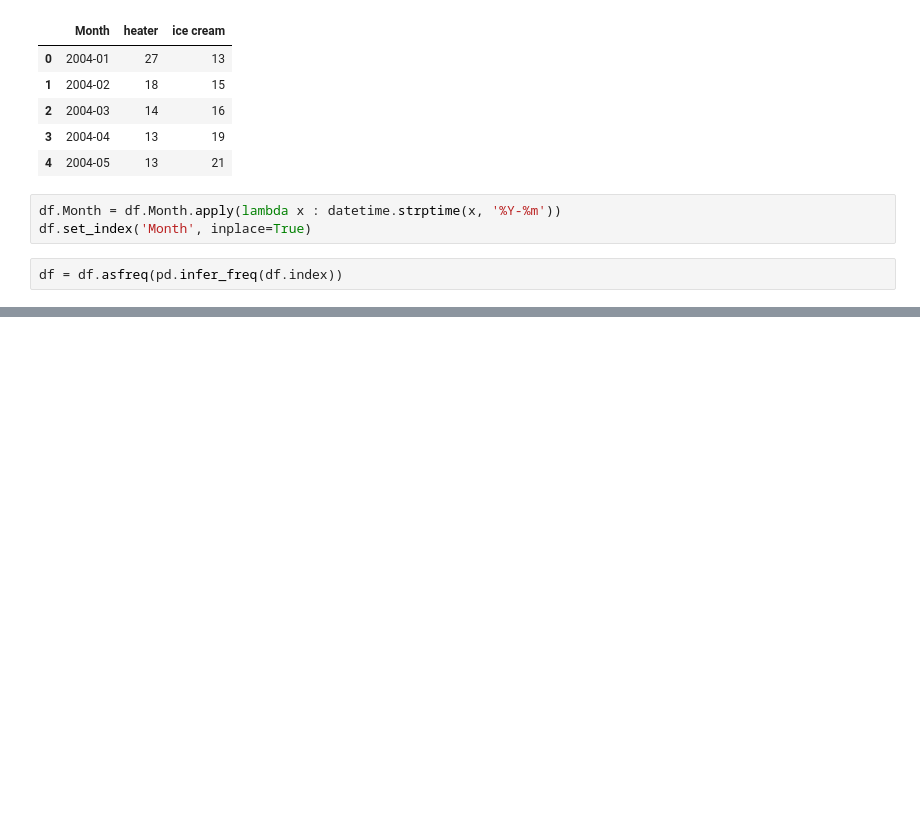
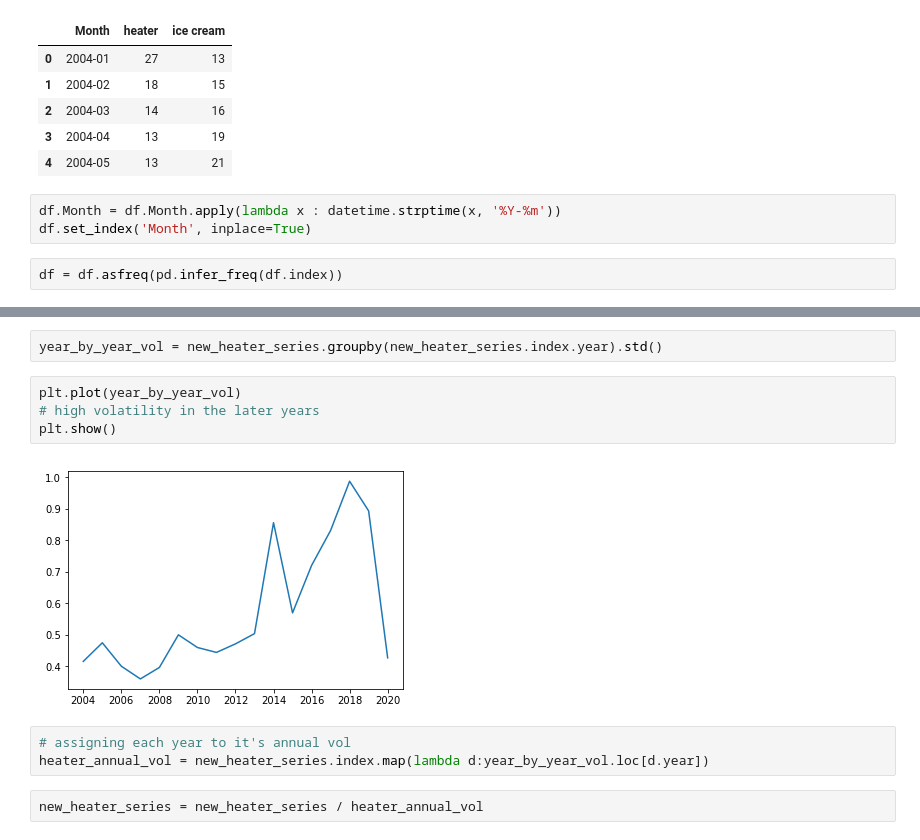
Before and after one commit to Karanpalshekhawat/time-series-analysis, a Jupyter notebook: improving_dataset_quality_preprocessing.ipynb, the cells around one changed output, grey strips where cells are left out. Cells and saved outputs as stored; diff of their text form; blank space fills up the shorter version.

```diff
--- a/improving_dataset_quality_preprocessing.ipynb
+++ b/improving_dataset_quality_preprocessing.ipynb
@@ -20,0 +76,13 @@ df = df.asfreq(pd.infer_freq(df.index))
+# %%
+year_by_year_vol = new_heater_series.groupby(new_heater_series.index.year).std()
+# %%
+plt.plot(year_by_year_vol)
+# high volatility in the later years
+plt.show()
+# %% [output]
+[figure, added]
+# %%
+# assigning each year to it's annual vol
+heater_annual_vol = new_heater_series.index.map(lambda d:year_by_year_vol.loc[d.year])
+# %%
+new_heater_series = new_heater_series / heater_annual_vol
```
Also changed, not shown: parts of 10 cells of this notebook.
